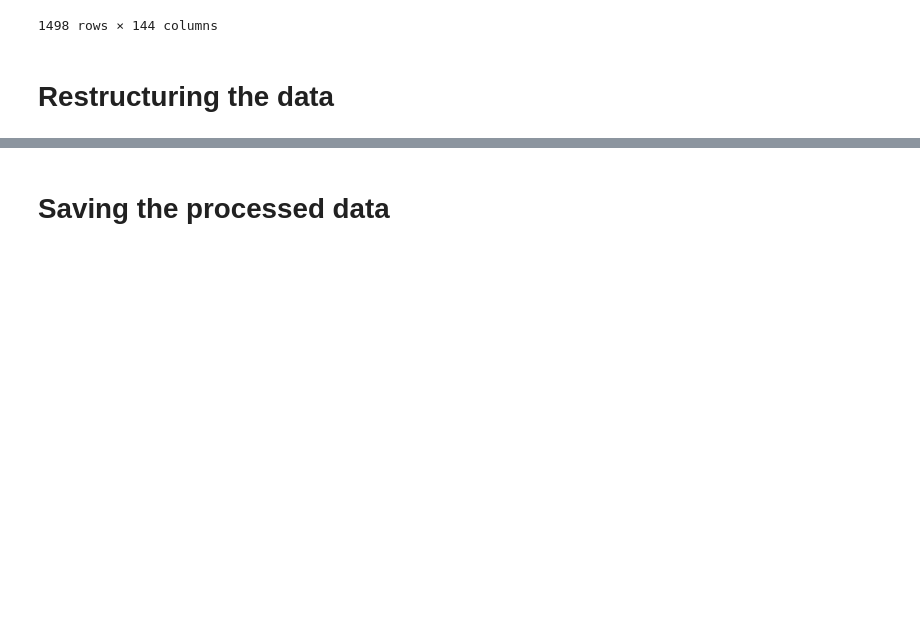
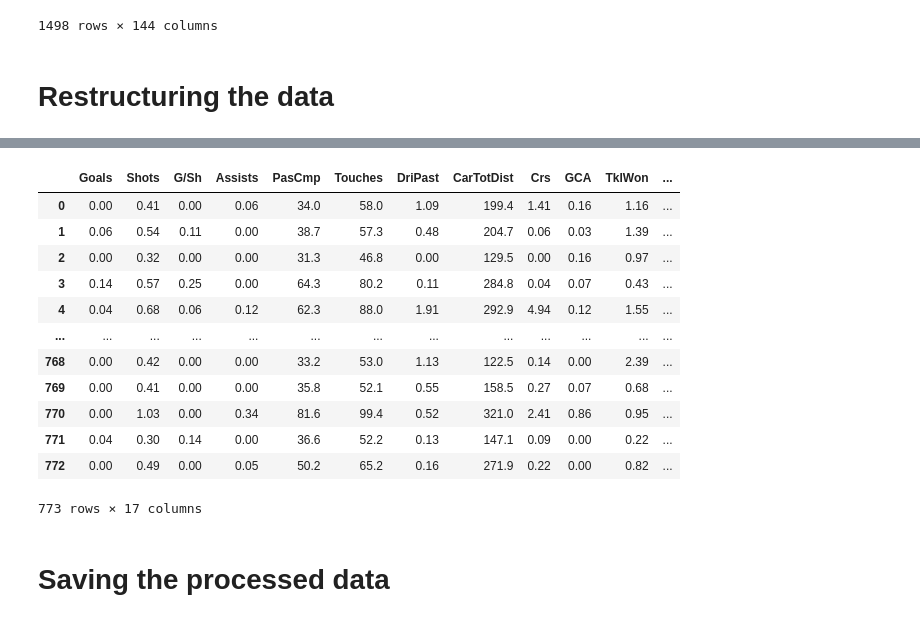
Before and after one commit to ubco-W2022T1-cosc301/project-group-25, a Jupyter notebook: notebooks/analysis1.ipynb, the cells around one changed output, grey strips where cells are left out. Saved outputs shown, nothing was run; the diff lists cells and outputs as text; code cells hidden in the pictures; blank space fills up the shorter version.

```diff
--- a/notebooks/analysis1.ipynb
+++ b/notebooks/analysis1.ipynb
@@ -72,3 +104,19 @@ defenders = p1.defenders(df)
+# %%
+defenders
+# %% [output]
+|  | Goals | Shots | G/Sh | Assists | PasCmp | Touches | DriPast | CarTotDist | Crs | GCA | TklWon | ... |
+| 0 | 0.00 | 0.41 | 0.00 | 0.06 | 34.0 | 58.0 | 1.09 | 199.4 | 1.41 | 0.16 | 1.16 | ... |
+| 1 | 0.06 | 0.54 | 0.11 | 0.00 | 38.7 | 57.3 | 0.48 | 204.7 | 0.06 | 0.03 | 1.39 | ... |
+| 2 | 0.00 | 0.32 | 0.00 | 0.00 | 31.3 | 46.8 | 0.00 | 129.5 | 0.00 | 0.16 | 0.97 | ... |
+| 3 | 0.14 | 0.57 | 0.25 | 0.00 | 64.3 | 80.2 | 0.11 | 284.8 | 0.04 | 0.07 | 0.43 | ... |
+| 4 | 0.04 | 0.68 | 0.06 | 0.12 | 62.3 | 88.0 | 1.91 | 292.9 | 4.94 | 0.12 | 1.55 | ... |
+| ... | ... | ... | ... | ... | ... | ... | ... | ... | ... | ... | ... | ... |
+| 768 | 0.00 | 0.42 | 0.00 | 0.00 | 33.2 | 53.0 | 1.13 | 122.5 | 0.14 | 0.00 | 2.39 | ... |
+| 769 | 0.00 | 0.41 | 0.00 | 0.00 | 35.8 | 52.1 | 0.55 | 158.5 | 0.27 | 0.07 | 0.68 | ... |
+| 770 | 0.00 | 1.03 | 0.00 | 0.34 | 81.6 | 99.4 | 0.52 | 321.0 | 2.41 | 0.86 | 0.95 | ... |
+| 771 | 0.04 | 0.30 | 0.14 | 0.00 | 36.6 | 52.2 | 0.13 | 147.1 | 0.09 | 0.00 | 0.22 | ... |
+| 772 | 0.00 | 0.49 | 0.00 | 0.05 | 50.2 | 65.2 | 0.16 | 271.9 | 0.22 | 0.00 | 0.82 | ... |
+773 rows × 17 columns
 # %% [markdown]
 # Saving the processed data
 # %%
```
Also changed, not shown: parts of 4 cells of this notebook, 2 other files.
